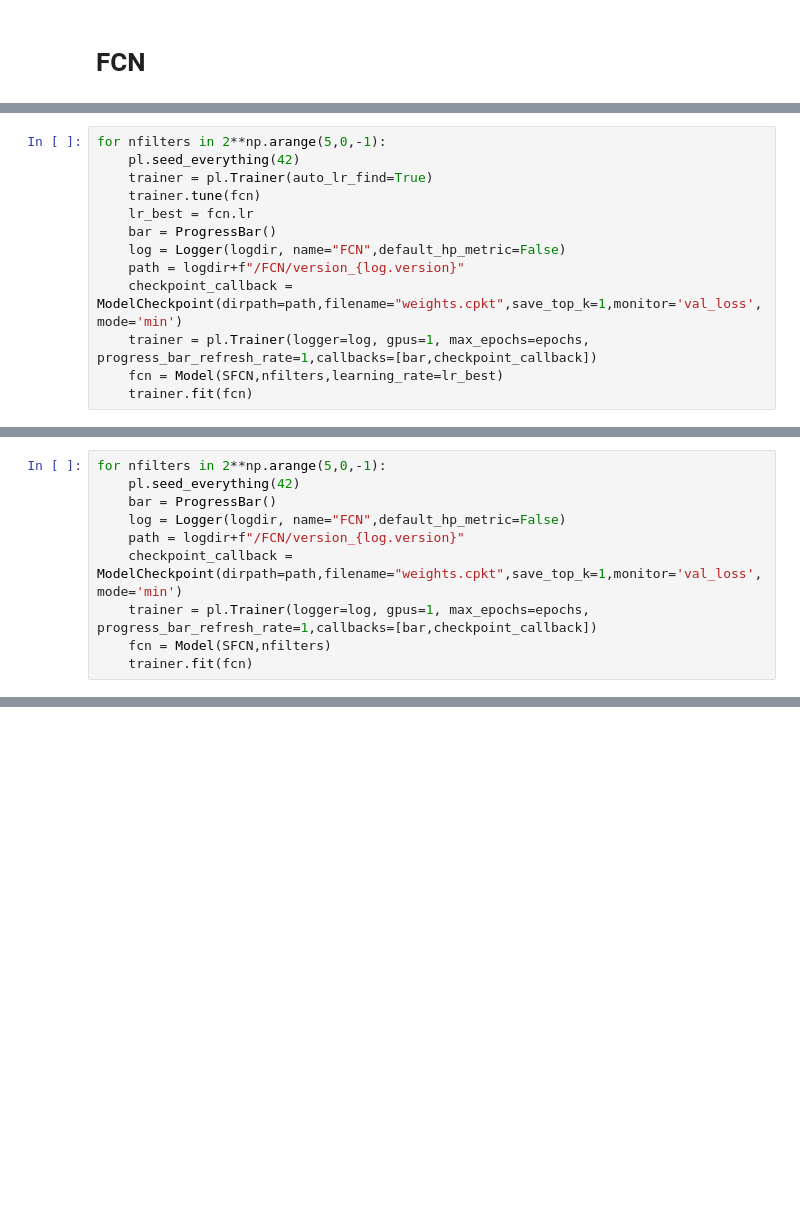
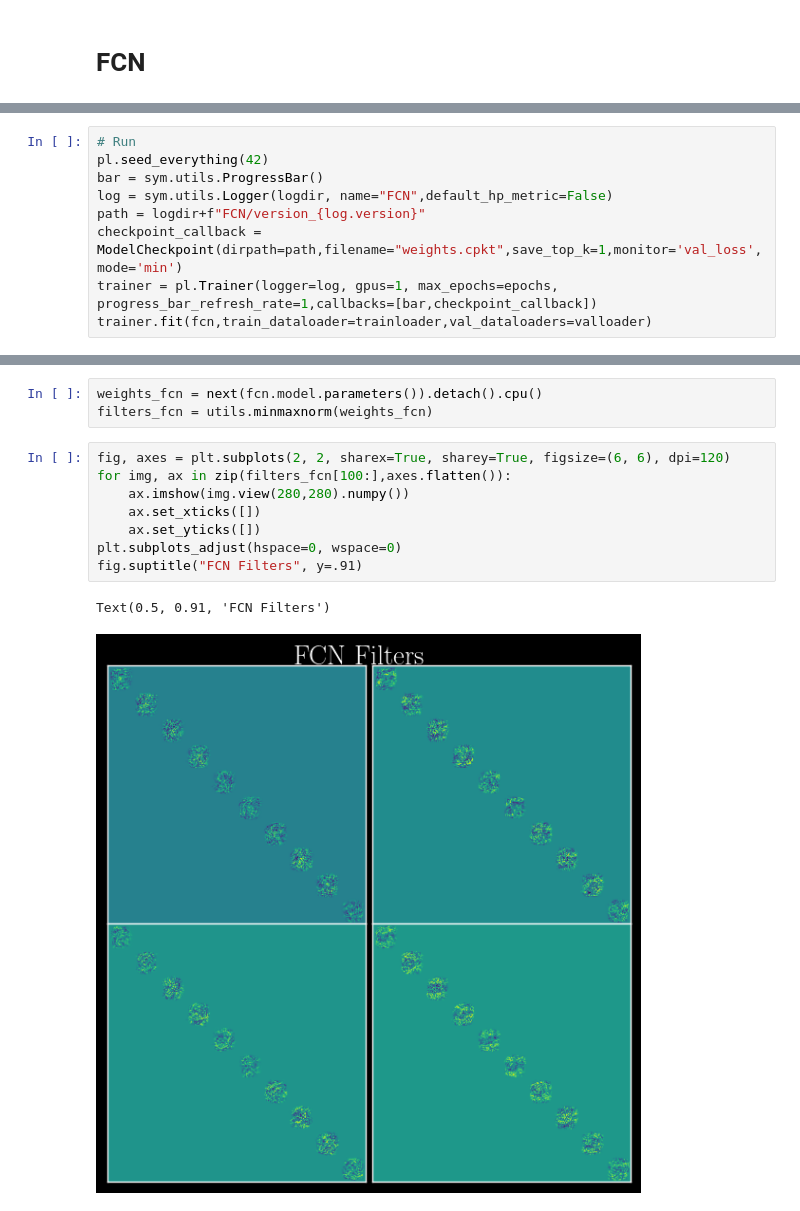
Before and after one commit to okitouni/Learning-symmetries, a Jupyter notebook: MNIST.ipynb, the cells around one changed output, grey strips where cells are left out. Saved outputs shown, nothing was run; the diff lists cells and outputs as text; blank space fills up the shorter version.

```diff
--- a/MNIST.ipynb
+++ b/MNIST.ipynb
@@ -312,14 +129,10 @@ Learning rate set to 0.19054607179632482
 # %%
-for nfilters in 2**np.arange(5,0,-1):
-    pl.seed_everything(42)
-    trainer = pl.Trainer(auto_lr_find=True)
-    trainer.tune(fcn)
-    lr_best = fcn.lr
-    bar = ProgressBar()
-    log = Logger(logdir, name="FCN",default_hp_metric=False)
-    path = logdir+f"/FCN/version_{log.version}"
-    checkpoint_callback = ModelCheckpoint(dirpath=path,filename="weights.cpkt",save_top_k=1,monitor='val_loss',mode='min')
-    trainer = pl.Trainer(logger=log, gpus=1, max_epochs=epochs, progress_bar_refresh_rate=1,callbacks=[bar,checkpoint_callback])
-    fcn = Model(SFCN,nfilters,learning_rate=lr_best)
-    trainer.fit(fcn)
+# Run
+pl.seed_everything(42)
+bar = sym.utils.ProgressBar()
+log = sym.utils.Logger(logdir, name="FCN",default_hp_metric=False)
+path = logdir+f"FCN/version_{log.version}"
+checkpoint_callback = ModelCheckpoint(dirpath=path,filename="weights.cpkt",save_top_k=1,monitor='val_loss',mode='min')
+trainer = pl.Trainer(logger=log, gpus=1, max_epochs=epochs, progress_bar_refresh_rate=1,callbacks=[bar,checkpoint_callback])
+trainer.fit(fcn,train_dataloader=trainloader,val_dataloaders=valloader)
 # %% [output]
@@ -501,10 +147,0 @@ LOCAL_RANK: 0 - CUDA_VISIBLE_DEVICES: [0]
-# %%
-for nfilters in 2**np.arange(5,0,-1):
-    pl.seed_everything(42)
-    bar = ProgressBar()
-    log = Logger(logdir, name="FCN",default_hp_metric=False)
-    path = logdir+f"/FCN/version_{log.version}"
-    checkpoint_callback = ModelCheckpoint(dirpath=path,filename="weights.cpkt",save_top_k=1,monitor='val_loss',mode='min')
-    trainer = pl.Trainer(logger=log, gpus=1, max_epochs=epochs, progress_bar_refresh_rate=1,callbacks=[bar,checkpoint_callback])
-    fcn = Model(SFCN,nfilters)
-    trainer.fit(fcn)
@@ -551,0 +148,14 @@ LOCAL_RANK: 0 - CUDA_VISIBLE_DEVICES: [0]
+# %%
+weights_fcn = next(fcn.model.parameters()).detach().cpu()
+filters_fcn = utils.minmaxnorm(weights_fcn)
+# %%
+fig, axes = plt.subplots(2, 2, sharex=True, sharey=True, figsize=(6, 6), dpi=120)
+for img, ax in zip(filters_fcn[100:],axes.flatten()):
+    ax.imshow(img.view(280,280).numpy())
+    ax.set_xticks([])
+    ax.set_yticks([])
+plt.subplots_adjust(hspace=0, wspace=0)
+fig.suptitle("FCN Filters", y=.91)
+# %% [output]
+Text(0.5, 0.91, 'FCN Filters')
+[figure, added]
```
Also changed, not shown: parts of 32 cells of this notebook, 5 other files.
